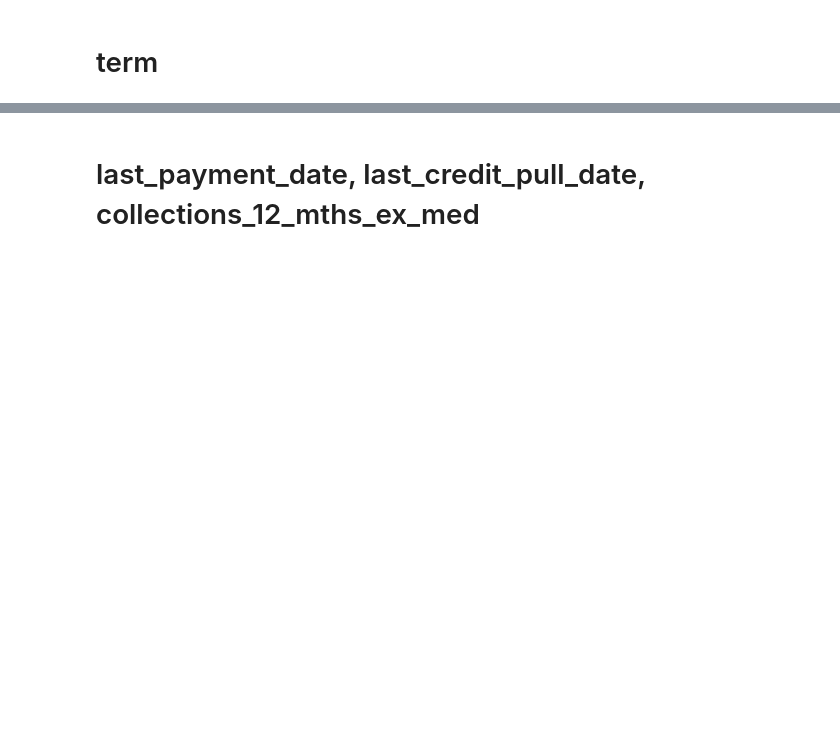
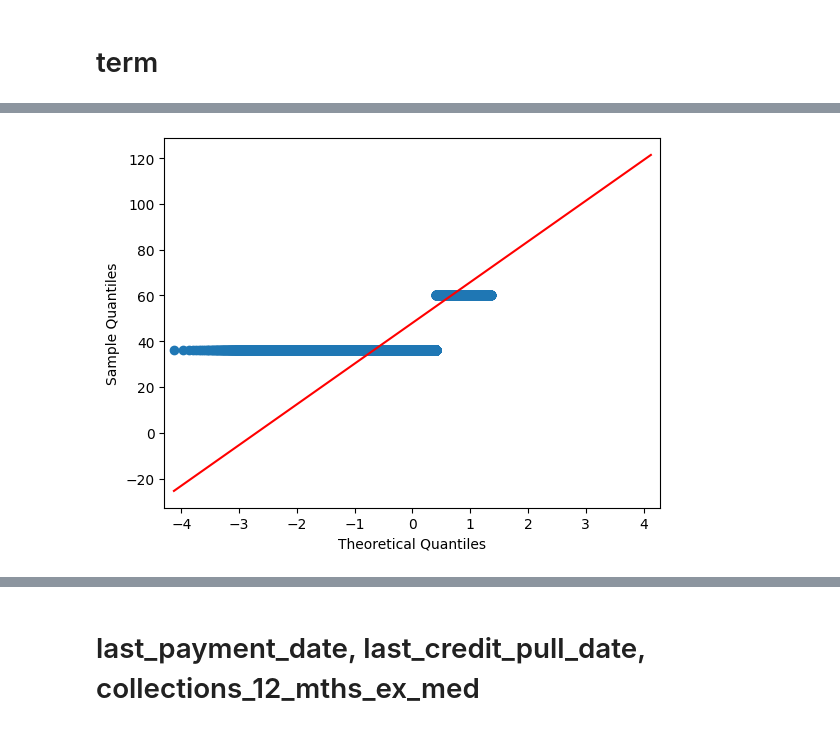
Before and after one commit to vpagador/EDA-Customer-Loans-in-Finance, a Jupyter notebook: demo_impute_nulls.ipynb, the cells around one changed output, grey strips where cells are left out. Cells and saved outputs as stored; diff of their text form; code cells hidden in the pictures; blank space fills up the shorter version.

```diff
--- a/demo_impute_nulls.ipynb
+++ b/demo_impute_nulls.ipynb
@@ -224,0 +213,5 @@ print(df[['term']])
+# %%
+# Plot qqplot
+plotter.plot_qq(df['term'])
+# %% [output]
+[figure, added]
```
Also changed, not shown: parts of 16 cells of this notebook, 3 other files.
